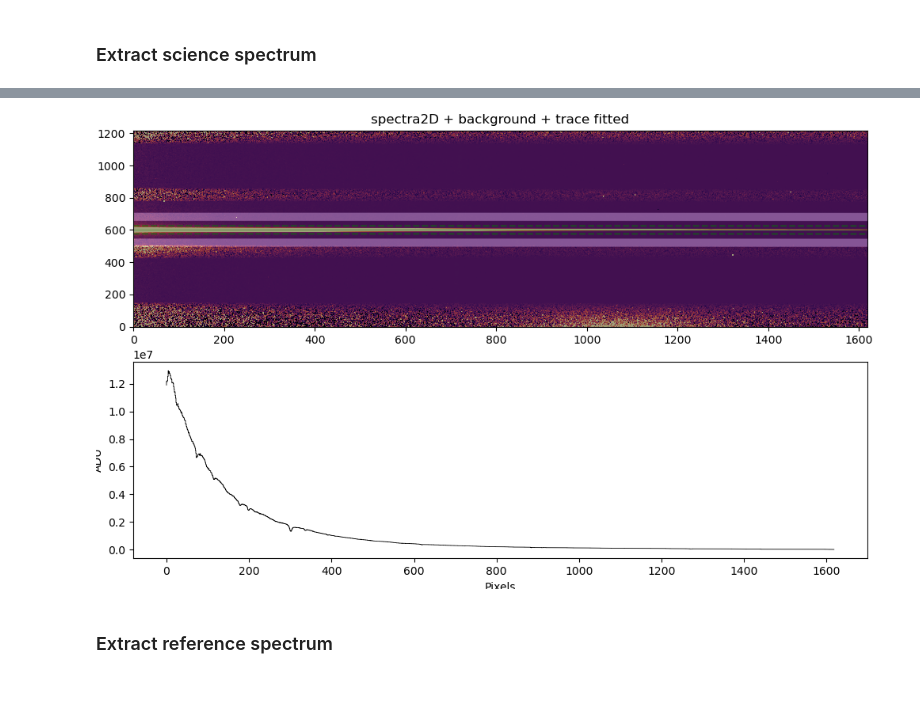
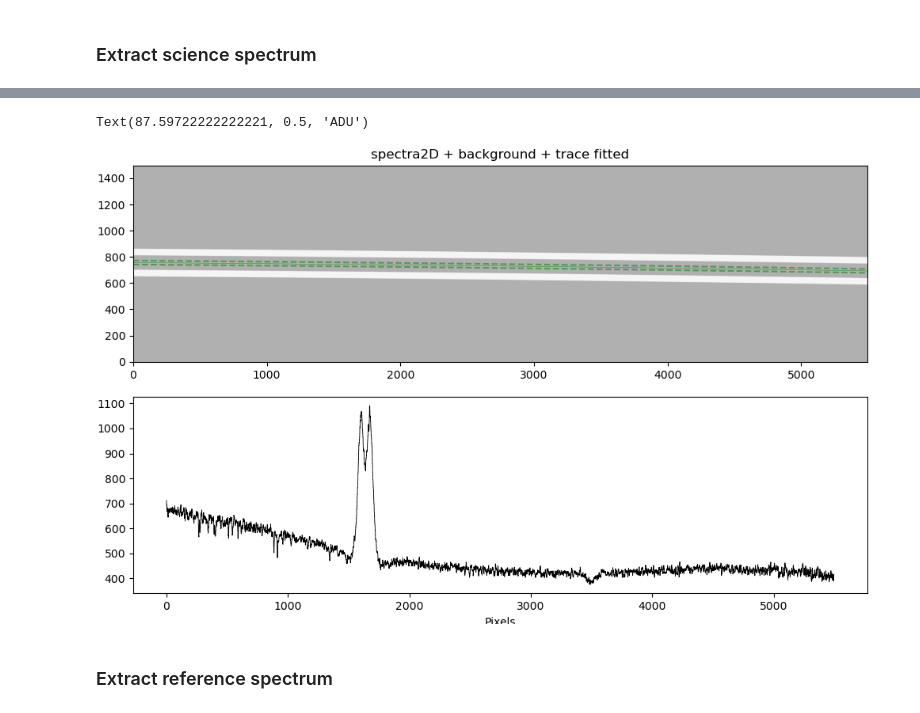
Before and after one commit to plouis35/EasyAstro, a Jupyter notebook: easytools/easyspectrum.ipynb, the cells around one changed output, grey strips where cells are left out. Cells and saved outputs as stored; diff of their text form; code cells hidden in the pictures.

```diff
--- a/easytools/easyspectrum.ipynb
+++ b/easytools/easyspectrum.ipynb
@@ -22,9 +22,14 @@ __keywords__ = ['astronomy', 'spectroscopy', 'astropy', 'specutils', 'specreduce
 OBS_LATITUDE = 43.931
 OBS_LONGITUDE = 5.712
 
+#Void
+OBS_LONGITUDE: 5.622875
+OBS_LATITUDE: 48.686385
+Altitude: 250
+
 ### Spectrum location
-CAPTURE_DIR = '../../../CAPTURES/OHP2024/20240710/'
-TARGET = '10Lac'
+CAPTURE_DIR = '../../../CAPTURES/20240928_Void/'
+TARGET = 'v558-Lyr'
 # %% [markdown]
 ## Imports libs
 # %%
@@ -78,8 +80,8 @@ from specreduce import tracing, background, extract
 
 logger.info('extracting science spectra...')
 
-master_science = CCDData.read(CAPTURE_DIR + TARGET + '-reduced.fit', unit = u.adu)
-#master_science = CCDData.read(CAPTURE_DIR + TARGET + '-reduced-cosmics' + '.fit', unit = u.adu)
+#master_science = CCDData.read(CAPTURE_DIR + TARGET + '-reduced.fit', unit = u.adu)
+master_science = CCDData.read(CAPTURE_DIR + TARGET + '-reduced-cosmics' + '.fit', unit = u.adu)
 master_calib = CCDData.read(CAPTURE_DIR + 'mastercalib.fit', unit = u.adu)
 
 #sci_tr = tracing.FlatTrace(master_science, 407)
@@ -89,10 +91,10 @@ sci_tr = tracing.FitTrace(master_science,  bins = 64, trace_model=models.Polynom
 #trace_model : one of Chebyshev1D, Legendre1D, Polynomial1D, or Spline1D
 #peak_method : One of gaussian, centroid, or max. gaussian
 bg = background.Background.two_sided(master_science, sci_tr, separation=80, width=50)
-extract = extract.BoxcarExtract(master_science - bg, sci_tr, width = 25)
+extract = extract.BoxcarExtract(master_science - bg, sci_tr, width = 15)
 sci_spectrum = extract()
 
-cuts = (5, 95.0)
+cuts = (10,95) #(5, 95.0)
 ax0, ax1 = plt.subplots(2, 1, figsize = (10,6))[1]
 plt.tight_layout()
 
@@ -124,4 +127,5 @@ Text(87.59722222222221, 0.5, 'ADU')
+Text(87.59722222222221, 0.5, 'ADU')
-[figure, old version]
+[figure, new version]
 # %% [markdown]
 ### Extract reference spectrum
 # %%
```
Also changed, not shown: parts of 17 cells of this notebook, 3 other files.
